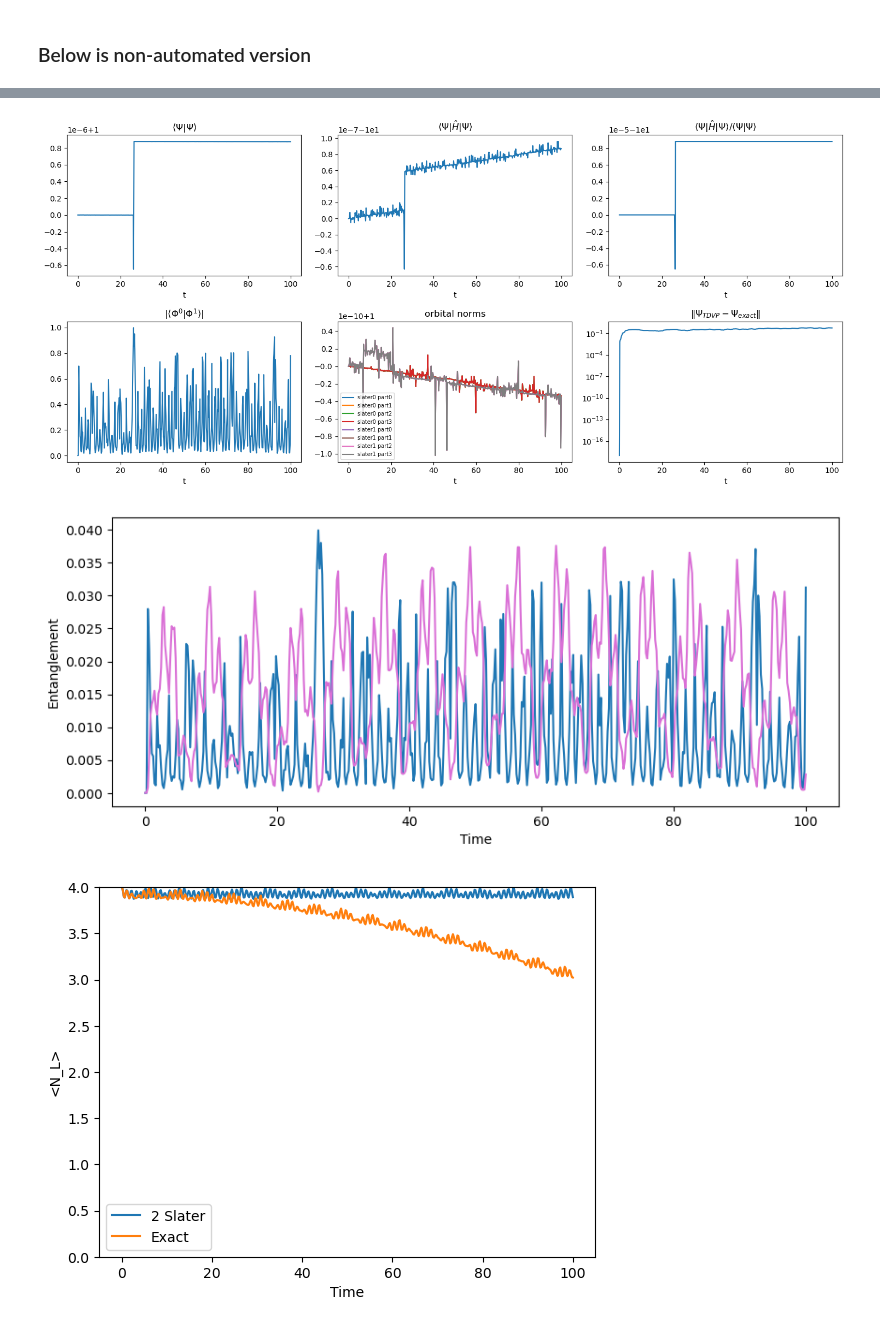
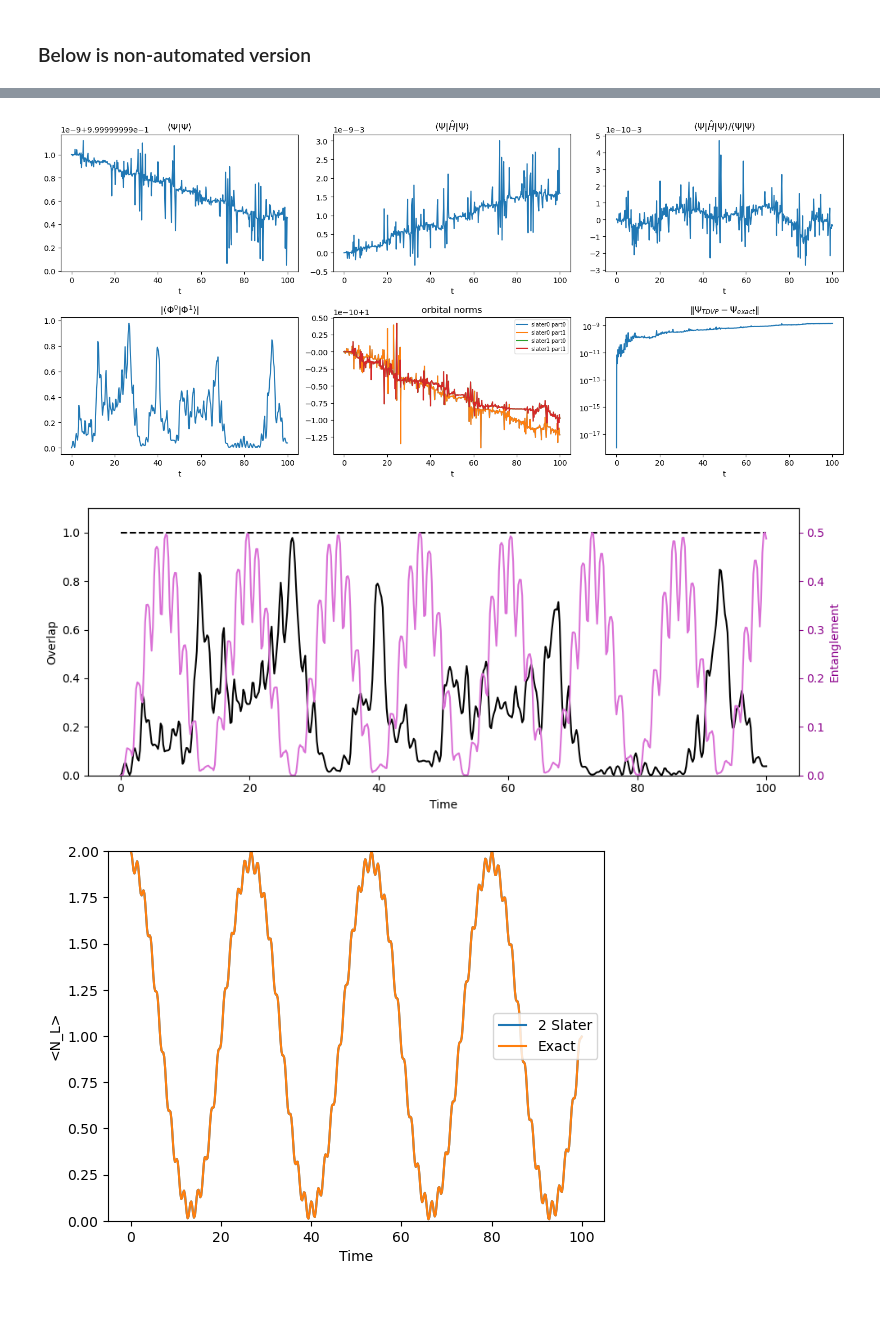
Before and after one commit to annabirke/Honours_entangle_magic, a Jupyter notebook: 2slaterforclaude/2slater_september.ipynb, the cells around one changed output, grey strips where cells are left out. Drawn from its saved outputs; the diff is of its cells as text; code cells hidden in the pictures.

Commit message:
more plotting and analysis

```diff
--- a/2slaterforclaude/2slater_september.ipynb
+++ b/2slaterforclaude/2slater_september.ipynb
@@ -977,7 +904,7 @@ plt.ylim(0,2)
 # f0 /= np.linalg.norm(f0)
 # y0 = make_y0(m,False,True,f0)
 
-m = make_model(P=4, mu=-2)
+m = make_model(P=2, mu=-4)
 print(m.P,m.mu)
 
 f0 = np.array([np.sqrt(1-1e-5), np.sqrt(1e-5)])
@@ -1088,16 +1014,24 @@ plt.show()
 entangle_t_exact = entangle_exact(m,y0,t_list)
 entangle_t = entangle(m,sol)
 
-# plt.figure(figsize=(10,4))
-# plt.plot(sol.t,np.abs(slatov)*0.04)
-# ''' plot entanglement '''
-# # plt.plot(sol.t,entangle_t_exact, 'b',label='Exact')
-# plt.plot(sol.t,entangle_t, color='orchid',label='2 product states')
-# # plt.hlines(y=0, xmin=0, xmax=t_list[-1],color='darkorange',label='TDHF')
-# # plt.hlines(y=(1/2), xmin=0, xmax=t_list[-1],color='k',linestyles='--')
-# plt.xlabel('Time')
-# plt.ylabel('Entanglement')
-# plt.show()
+fig, ax1 = plt.subplots(figsize=(10,4))
+''' overlap on the LEFT axis, 0 to 1 '''
+l1, = ax1.plot(sol.t,np.abs(slatov),'k',label='Overlap')
+ax1.set_xlabel('Time')
+ax1.set_ylabel('Overlap')
+ax1.set_ylim(0,1.1)
+ax1.hlines(y=1,xmin=sol.t[0],xmax=sol.t[-1],color='k',linestyles='--')
+''' plot entanglement -- on the RIGHT axis, 0 to 0.5 '''
+ax2 = ax1.twinx()   # shares the x axis but has its own y scale
+l2, = ax2.plot(sol.t,entangle_t.real, color='orchid',label='Entanglement')
+ax2.set_ylabel('Entanglement', color='darkmagenta')
+ax2.set_ylim(0,0.55)
+ax2.tick_params(axis='y', colors='darkmagenta') # colour right ticks to match the line
+# twinx gives each axis its own legend, so combine the handles into one
+# ax1.legend(handles=[l1,l2], loc=1)
+fig.tight_layout()
+plt.savefig(f'C:/Users/annas/Documents/2026/Honours/Thesis/Figures/2productstate_figures/2prodstat_OverlapEntangle_N{m.P}_mu{m.mu}_t{t_list[-1]}_{len(t_list)}.eps',bbox_inches='tight',dpi=300)
+plt.show()
 
 
 manybodystate = manybodystate_tdhf(m, t_list)
@@ -1122,3 +1056,3 @@ max norm.imag: 0.0  max energy.imag: 3.552713678800501e-15
-[figure, old version]
+[figure, new version]
-[figure, old version]
+[figure, new version]
-[figure, old version]
+[figure, new version]
```
Also changed, not shown: parts of 14 cells of this notebook, 5 other files.
